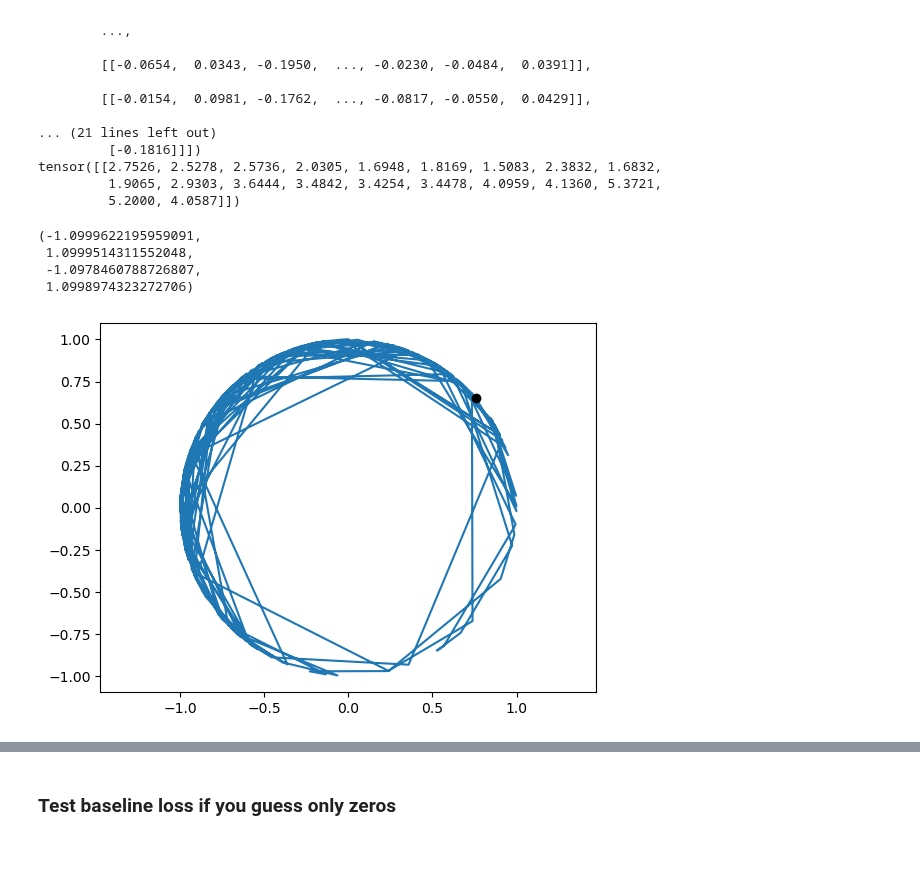
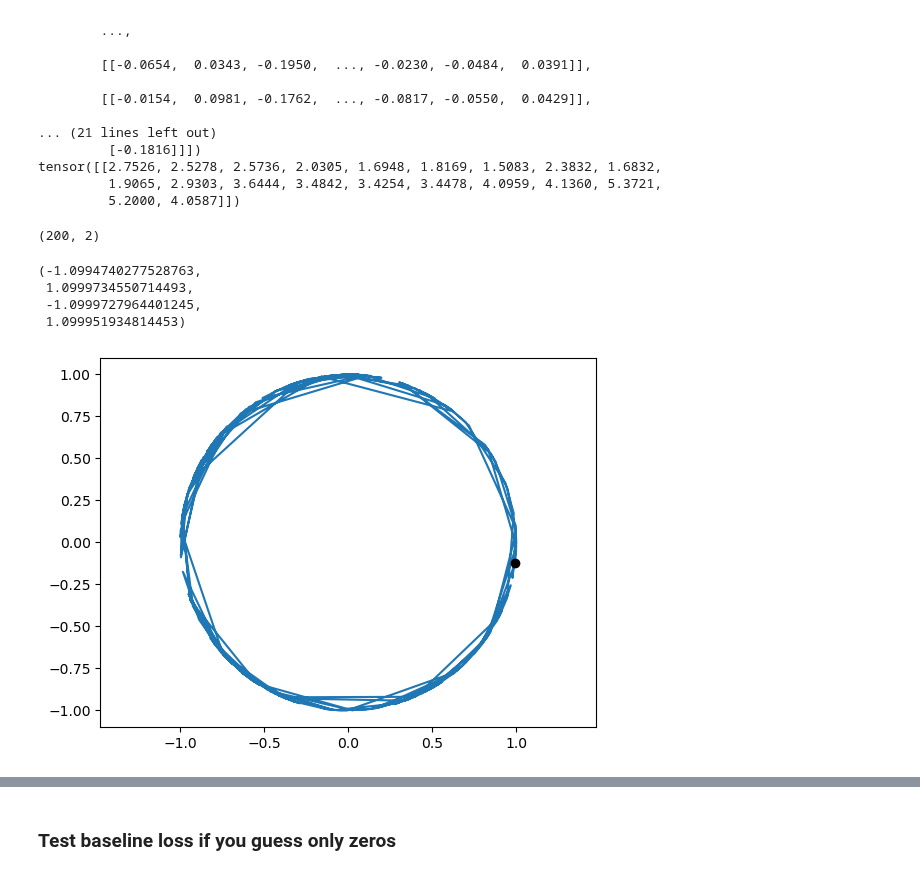
Before and after one commit to bioAI-Oslo/RNN-Adding-Problem-Representations, a Jupyter notebook: notebooks/regularized.ipynb, the cells around one changed output, grey strips where cells are left out. Saved outputs shown, nothing was run; the diff lists cells and outputs as text; code cells hidden in the pictures.

```diff
--- a/notebooks/regularized.ipynb
+++ b/notebooks/regularized.ipynb
@@ -37,11 +37,11 @@ n_data = 2000
 t_steps = 40
 
 # data,labels = datagen_full_sum_normal(n_data,t_steps,normalize=True)
-data,labels = datagen_lowetal(n_data,t_steps)
+data,labels, _ = datagen_lowetal(n_data,t_steps)
 # data,labels = datagen_timewise_labels(n_data,t_steps,2)
 # print(data[1],labels[1])
 
-BATCH_SIZE = 64
+BATCH_SIZE = 64 # NOT IN USE FOR TRAINING
 
 training_data = Datamodel(data,labels)
 training_loader = torch.utils.data.DataLoader(training_data, batch_size=BATCH_SIZE, shuffle=True)
@@ -86,9 +86,9 @@ if train1:
     # model1 = torch_RNN_full_manual(input_size,t_steps,output_size,hidden_size,lr=0.001,irnn=False,outputnn=True,Wx_normalize=False,activation=False)
     # model1 = RNN_L2(input_size,t_steps,output_size,hidden_size,lr=0.001,w_decay=0.000,act_decay=1000,irnn=False,outputnn=True,Wx_normalize=False,activation=False)
     # model1 = RNN_circular_ND_pm(input_size,t_steps,output_size,hidden_size,lr=0.0001,w_decay=0.000,act_decay=0.01,irnn=True,outputnn=False,Wx_normalize=False,activation=True,rotation_init=False,bias=False)
-    model1 = RNN_circular_LowEtAl(input_size,hidden_size,lr=0.0001,irnn=True,outputnn=True,Wx_normalize=False,activation=True,bias=True,nav_space=1,batch_size=124)
+    model1 = RNN_circular_LowEtAl(input_size,hidden_size,lr=0.0001,irnn=True,outputnn=True,Wx_normalize=False,activation=True,bias=True,nav_space=1,batch_size=64)
     # print("Guess on the first 15 training data: ", model1(data[0:15]))
-    _ = model1.train_gradual(epochs=2000)
+    _ = model1.train(epochs=7000)
     model1.plot_losses(average=30)
     # model1.plot_accs()
     print("Guess on the first 15 training data: ", model1(data[0:15]))
@@ -116,3 +116,5 @@ Guess on the first 15 training data:  tensor([[[ 1.0524,  2.2081],
 # %%
-# _ = model1.train(epochs=4000)
+# model1.base_training_tsteps = 41
+
+_ = model1.train(epochs=7000)
 # model1.plot_losses(average=30)
@@ -168,3 +179,16 @@ tensor([ 28, 102,  82,  92, 114, 119, 127,  44,  89,  36,  80,  73,  42,  39,
+# %%
+def datagen_lowetal(n_data,t_steps):
+    theta_mean = torch.randn((n_data,1)) * 0.1
+    theta = torch.randn((n_data,t_steps)) * 0.3
+    dtheta = theta_mean + theta
+    path_integrated = torch.cumsum(dtheta, dim=1)
+    labels = torch.zeros((n_data,t_steps,2))
+    labels[:,:,1] = torch.cos(path_integrated)
+    labels[:,:,0] = torch.sin(path_integrated)
+    # Necessary to fit into nn model
+    data = dtheta.unsqueeze(2)
+    path_integrated_bounded = torch.remainder(path_integrated, 2*np.pi) # For use in analysis
+    return data, labels, path_integrated_bounded
 # %%
 t_test = 20
 
@@ -272,26 +302,32 @@ tensor([[2.7526, 2.5278, 2.5736, 2.0305, 1.6948, 1.8169, 1.5083, 2.3832, 1.6832,
 # %%
 t_test = 200
 
-data,labels = datagen_truecircular_pm(1000,t_test)
+# data,labels = datagen_truecircular_pm(1000,t_test)
+data,labels = datagen_lowetal(1000,t_test)
+
 
 # Plot circle from data
 data_raw = labels[122].detach().numpy()
+print(data_raw.shape)
 # print(data_raw)
 data_points = np.zeros((t_test,2))
 for i in range(t_test):
-    data_points[i,0] = np.cos(data_raw[i])
-    data_points[i,1] = np.sin(data_raw[i])
+    # data_points[i,0] = np.cos(data_raw[i])
+    # data_points[i,1] = np.sin(data_raw[i])
+    data_points[i,0] = data_raw[i,0]
+    data_points[i,1] = data_raw[i,1]
 
 
 plt.plot(data_points[:,0],data_points[:,1],"-")
 plt.plot(data_points[-1,0],data_points[-1,1],"o",color="black")
 plt.axis("equal")
 # %% [output]
-(-1.0999622195959091,
- 1.0999514311552048,
- -1.0978460788726807,
- 1.0998974323272706)
+(200, 2)
+(-1.0994740277528763,
+ 1.0999734550714493,
+ -1.0999727964401245,
+ 1.099951934814453)
-[figure, old version]
+[figure, new version]
 # %%
 # print(model1.input.weight)
 print(model1.hidden.weight)
```
Also changed, not shown: parts of 10 cells of this notebook, 2 other files.
